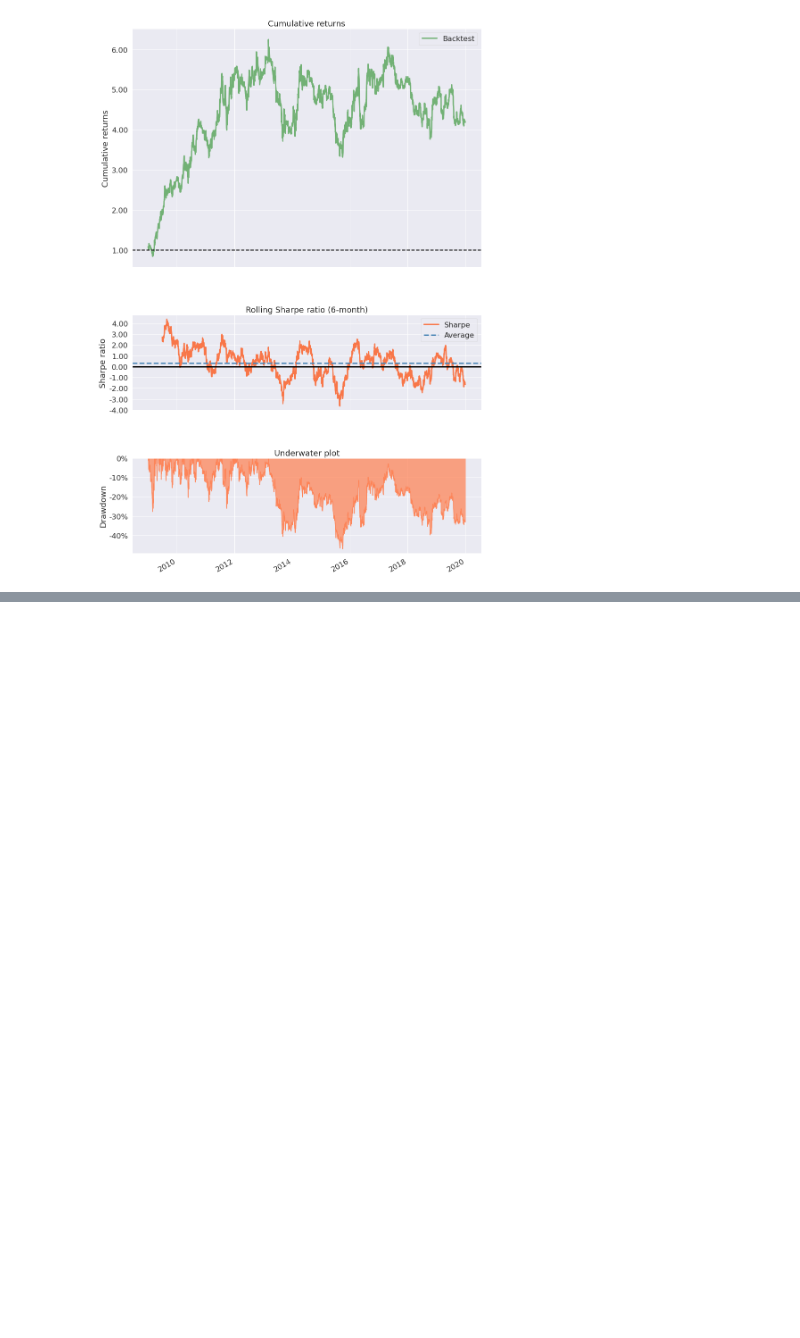
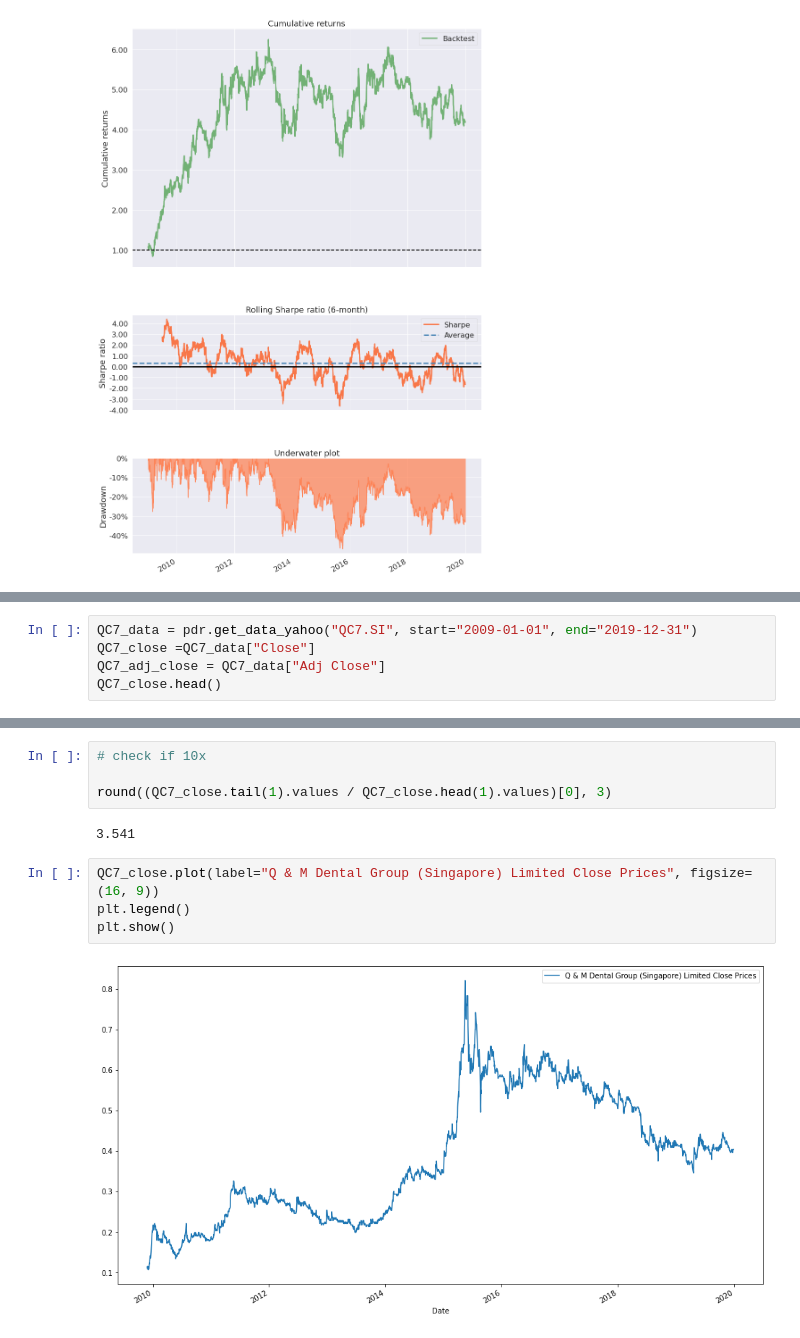
Before and after one commit to dvh549/Capital_Markets_in_China, a Jupyter notebook: playground.ipynb, the cells around one changed output, grey strips where cells are left out. Saved outputs shown, nothing was run; the diff lists cells and outputs as text; blank space fills up the shorter version.

```diff
--- a/playground.ipynb
+++ b/playground.ipynb
@@ -673,0 +676,5 @@ pf.create_simple_tear_sheet(JCCL_return_ts)
+# %%
+QC7_data = pdr.get_data_yahoo("QC7.SI", start="2009-01-01", end="2019-12-31")
+QC7_close =QC7_data["Close"]
+QC7_adj_close = QC7_data["Adj Close"]
+QC7_close.head()
@@ -673,0 +690,12 @@ pf.create_simple_tear_sheet(JCCL_return_ts)
+# %%
+# check if 10x
+
+round((QC7_close.tail(1).values / QC7_close.head(1).values)[0], 3)
+# %% [output]
+3.541
+# %%
+QC7_close.plot(label="Q & M Dental Group (Singapore) Limited Close Prices", figsize=(16, 9))
+plt.legend()
+plt.show()
+# %% [output]
+[figure, added]
```
Also changed, not shown: parts of 82 cells of this notebook.
